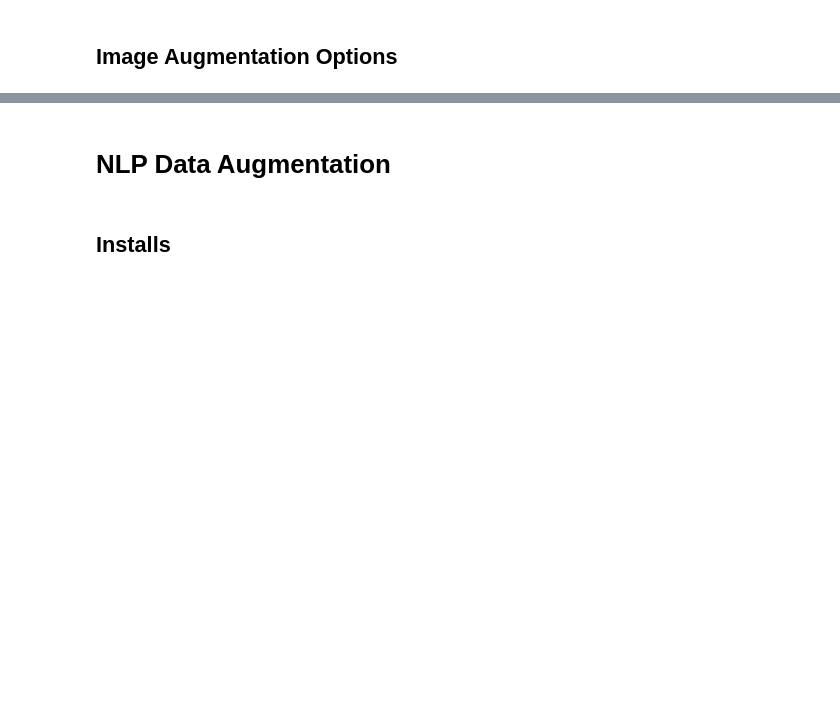
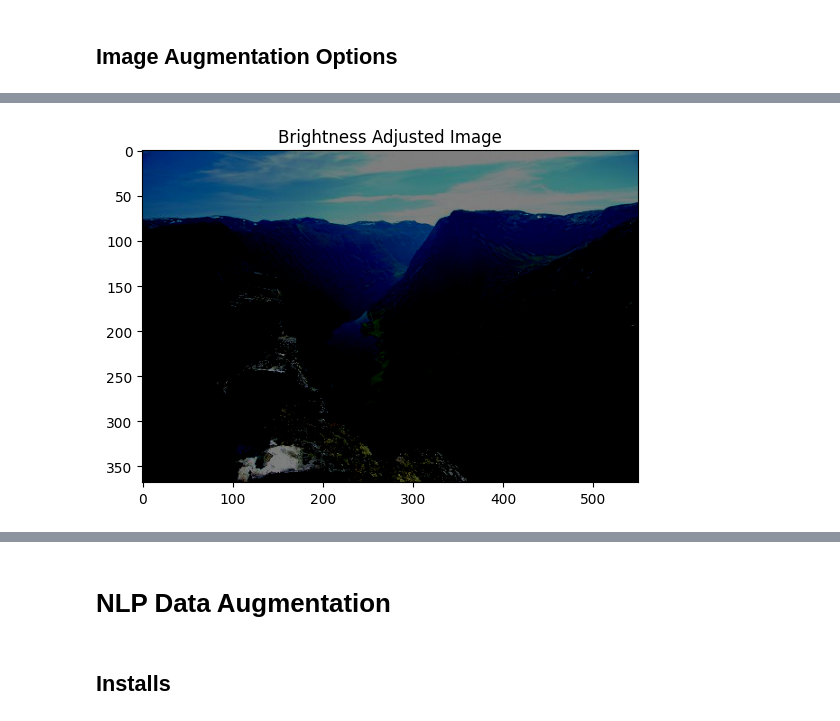
Before and after one commit to SushanthOO7/CSE-475, a Jupyter notebook: CSE475_Lab_3.ipynb, the cells around one changed output, grey strips where cells are left out. Saved outputs shown, nothing was run; the diff lists cells and outputs as text; code cells hidden in the pictures; blank space fills up the shorter version.

```diff
--- a/CSE475_Lab_3.ipynb
+++ b/CSE475_Lab_3.ipynb
@@ -164,13 +218,16 @@ plt.show()
 # %%
 #@title Brightness Adjustment
 
-brightness_aug = iaa.Multiply((0.5))
+brightness_aug = alb.RandomBrightnessContrast(brightness_limit=(-0.5, -0.5), contrast_limit=0, p=1.0)
 
-augmented_image = brightness_aug.augment_image(image)
+augmented = brightness_aug(image=image)
+augmented_image = augmented["image"]
 
 plt.imshow(augmented_image)
 plt.title("Brightness Adjusted Image")
 plt.show()
+# %% [output]
+[figure, added]
 # %%
 #@title Option 4: Random Noise
 
```
Also changed, not shown: parts of 19 cells of this notebook.
